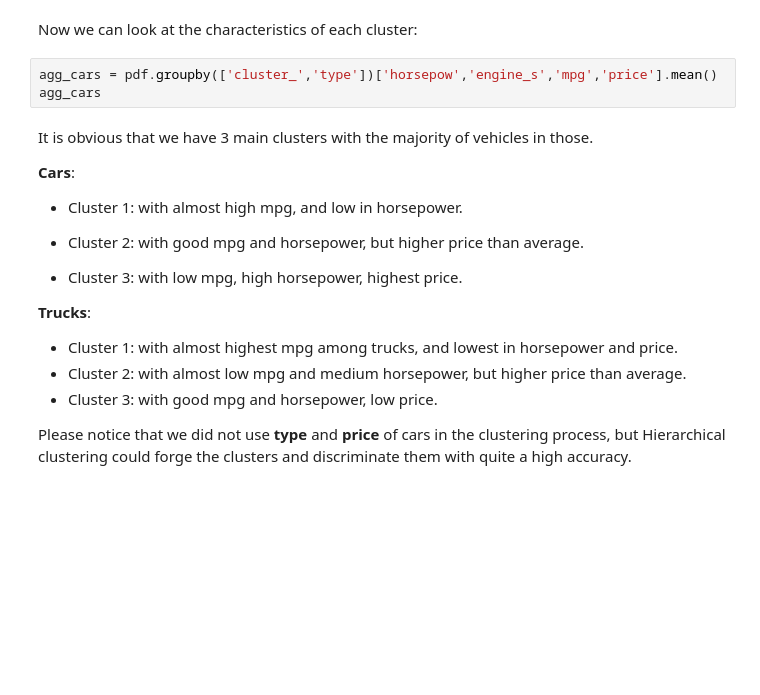
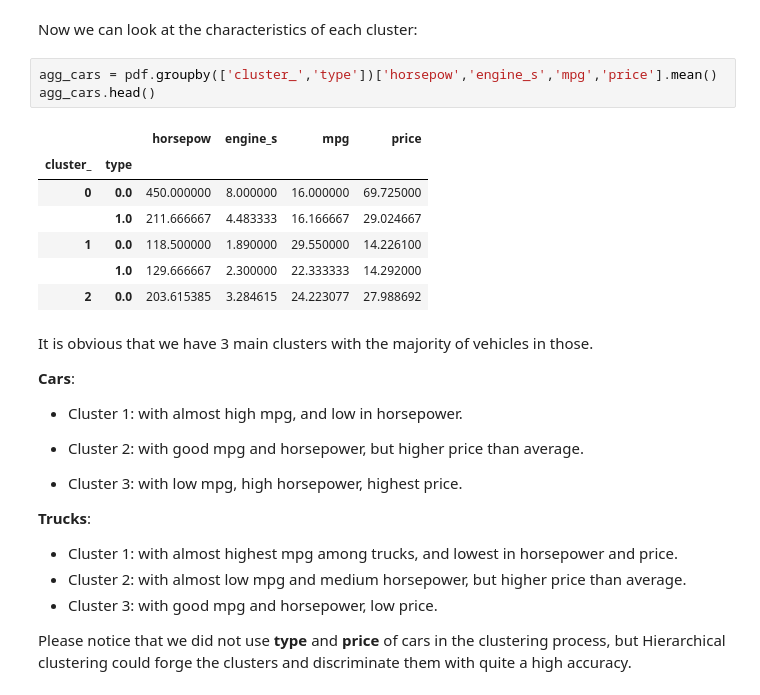
Before and after one commit to CPaladiya/IBM_AI_Professional_Course, a Jupyter notebook: 10_IBMAI_Hierarchical_Clustering.ipynb, the cells around one changed output. Drawn from its saved outputs; the diff is of its cells as text; blank space fills up the shorter version.

Commit message:
Update : Hierarchical clustering done

```diff
--- a/10_IBMAI_Hierarchical_Clustering.ipynb
+++ b/10_IBMAI_Hierarchical_Clustering.ipynb
@@ -393,7 +507,15 @@ pdf.groupby(['cluster_','type'])['cluster_'].count()
 Now we can look at the characteristics of each cluster:
 # %%
 agg_cars = pdf.groupby(['cluster_','type'])['horsepow','engine_s','mpg','price'].mean()
-agg_cars
+agg_cars.head()
+# %% [output]
+|  |  | horsepow | engine_s | mpg | price |
+| cluster_ | type |  |  |  |  |
+| 0 | 0.0 | 450.000000 | 8.000000 | 16.000000 | 69.725000 |
+|  | 1.0 | 211.666667 | 4.483333 | 16.166667 | 29.024667 |
+| 1 | 0.0 | 118.500000 | 1.890000 | 29.550000 | 14.226100 |
+|  | 1.0 | 129.666667 | 2.300000 | 22.333333 | 14.292000 |
+| 2 | 0.0 | 203.615385 | 3.284615 | 24.223077 | 27.988692 |
 # %% [markdown]
 It is obvious that we have 3 main clusters with the majority of vehicles in those.
 
```
Also changed, not shown: parts of 22 cells of this notebook.
